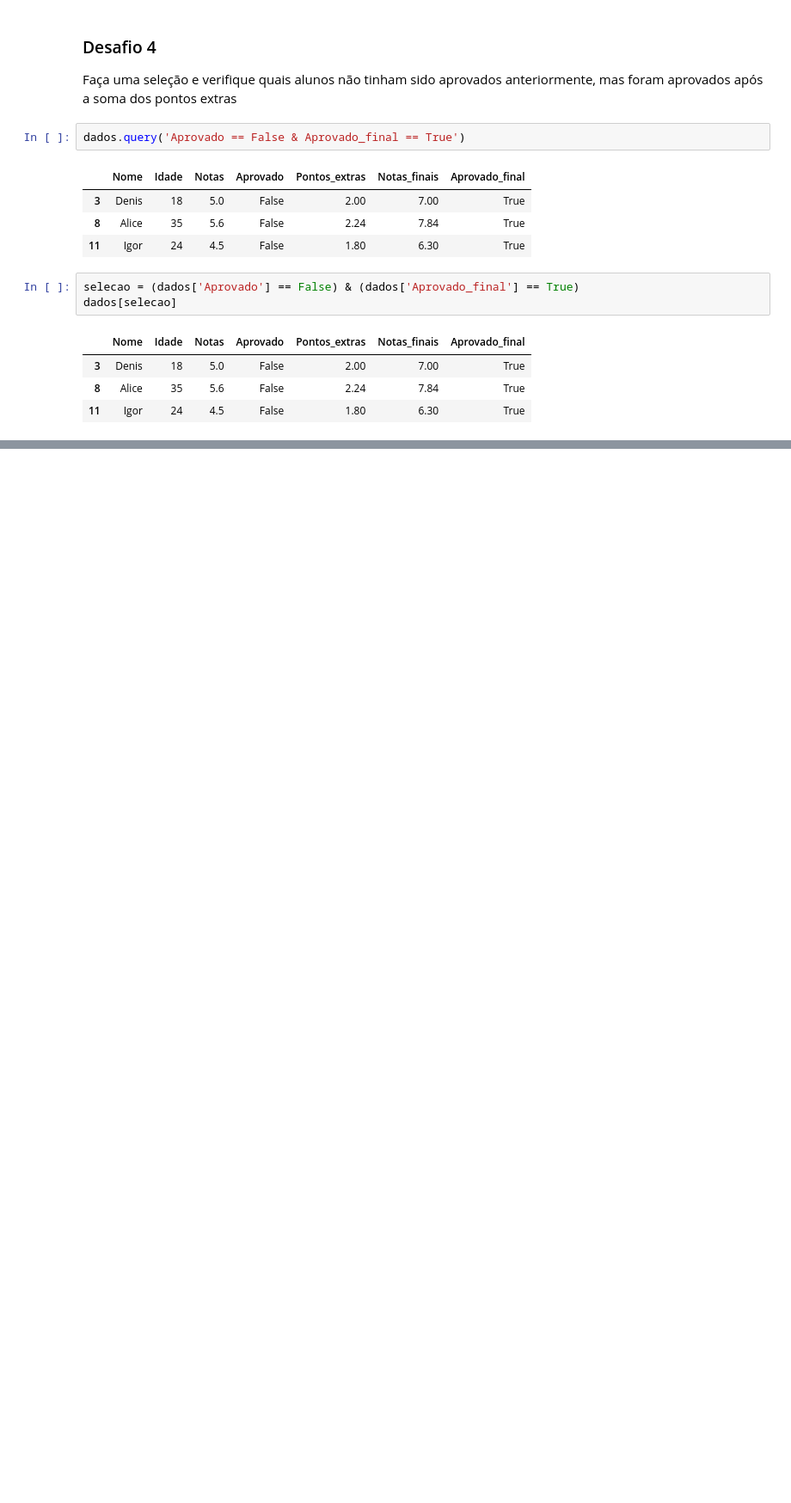
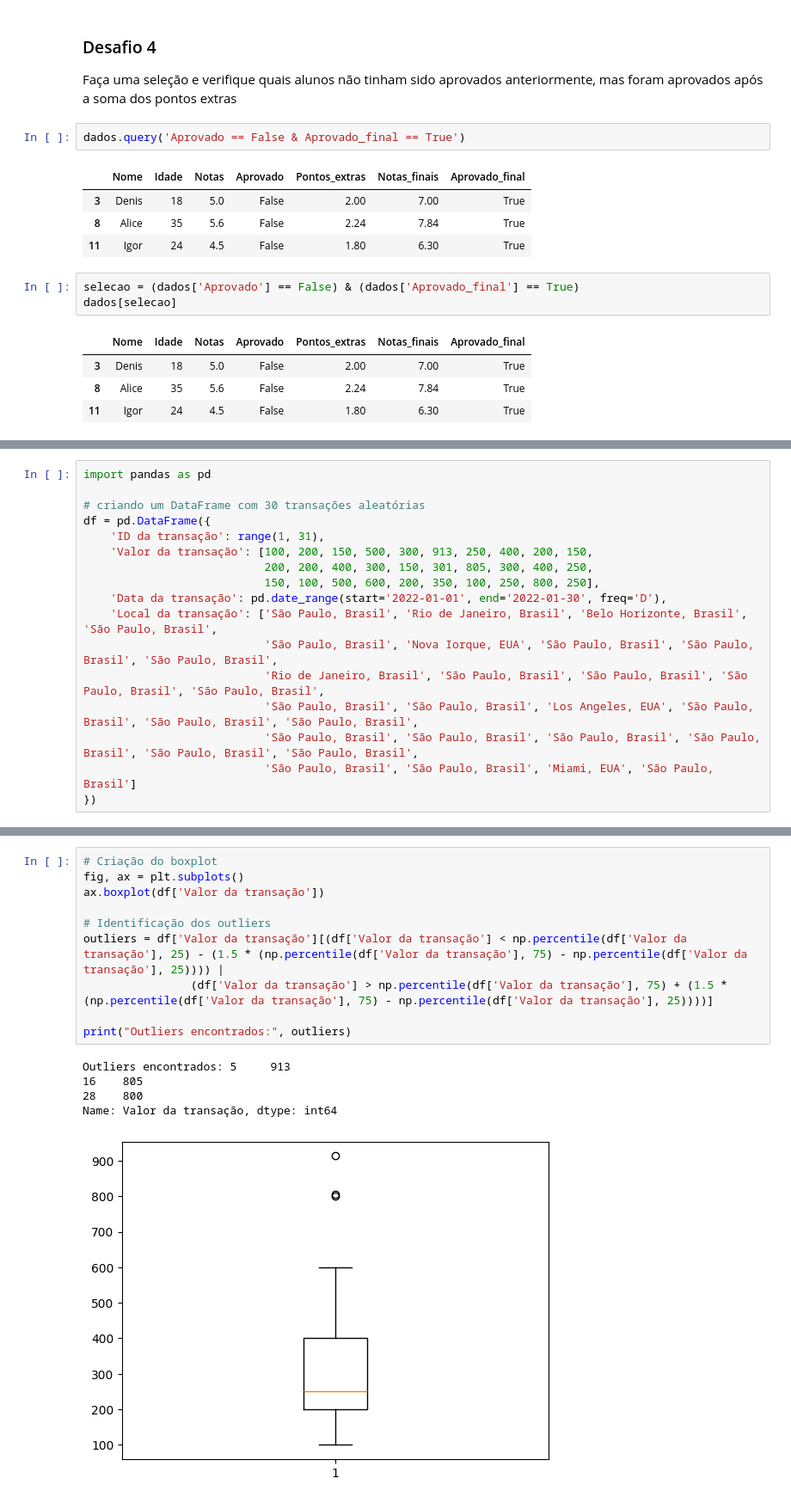
Before and after one commit to izotan/Cursos, a Jupyter notebook: Data-Science/Python/Pandas/Pandas_ETL_Completo/desafios.ipynb, the cells around one changed output, grey strips where cells are left out. Shown at 86% size. Drawn from its saved outputs; the diff is of its cells as text; blank space fills up the shorter version.

```diff
--- a/Data-Science/Python/Pandas/Pandas_ETL_Completo/desafios.ipynb
+++ b/Data-Science/Python/Pandas/Pandas_ETL_Completo/desafios.ipynb
@@ -518,0 +596,17 @@ dados[selecao]
+# %%
+import pandas as pd
+
+# criando um DataFrame com 30 transações aleatórias
+df = pd.DataFrame({
+    'ID da transação': range(1, 31),
+    'Valor da transação': [100, 200, 150, 500, 300, 913, 250, 400, 200, 150,
+                           200, 200, 400, 300, 150, 301, 805, 300, 400, 250,
+                           150, 100, 500, 600, 200, 350, 100, 250, 800, 250],
+    'Data da transação': pd.date_range(start='2022-01-01', end='2022-01-30', freq='D'),
+    'Local da transação': ['São Paulo, Brasil', 'Rio de Janeiro, Brasil', 'Belo Horizonte, Brasil', 'São Paulo, Brasil',
+                           'São Paulo, Brasil', 'Nova Iorque, EUA', 'São Paulo, Brasil', 'São Paulo, Brasil', 'São Paulo, Brasil',
+                           'Rio de Janeiro, Brasil', 'São Paulo, Brasil', 'São Paulo, Brasil', 'São Paulo, Brasil', 'São Paulo, Brasil',
+                           'São Paulo, Brasil', 'São Paulo, Brasil', 'Los Angeles, EUA', 'São Paulo, Brasil', 'São Paulo, Brasil', 'São Paulo, Brasil',
+                           'São Paulo, Brasil', 'São Paulo, Brasil', 'São Paulo, Brasil', 'São Paulo, Brasil', 'São Paulo, Brasil', 'São Paulo, Brasil',
+                           'São Paulo, Brasil', 'São Paulo, Brasil', 'Miami, EUA', 'São Paulo, Brasil']
+})
@@ -518,0 +619,16 @@ dados[selecao]
+# %%
+# Criação do boxplot
+fig, ax = plt.subplots()
+ax.boxplot(df['Valor da transação'])
+
+# Identificação dos outliers
+outliers = df['Valor da transação'][(df['Valor da transação'] < np.percentile(df['Valor da transação'], 25) - (1.5 * (np.percentile(df['Valor da transação'], 75) - np.percentile(df['Valor da transação'], 25)))) |
+                (df['Valor da transação'] > np.percentile(df['Valor da transação'], 75) + (1.5 * (np.percentile(df['Valor da transação'], 75) - np.percentile(df['Valor da transação'], 25))))]
+
+print("Outliers encontrados:", outliers)
+# %% [output]
+Outliers encontrados: 5     913
+16    805
+28    800
+Name: Valor da transação, dtype: int64
+[figure, added]
```
Also changed, not shown: parts of 15 cells of this notebook, 2 other files.
